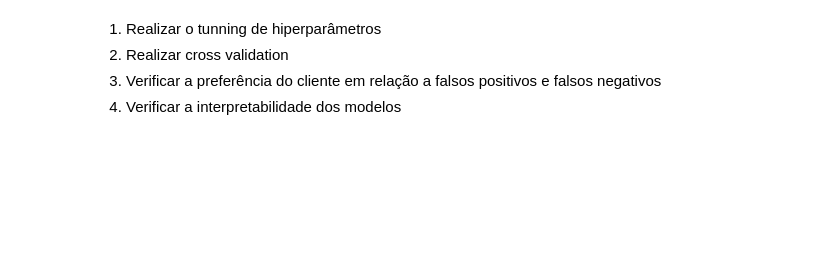
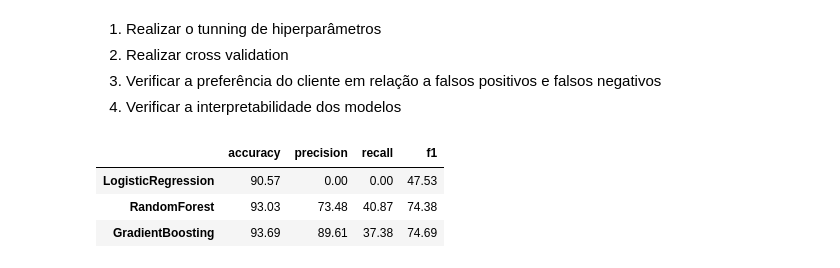
Before and after one commit to felipesilvaibi/predicao_churn, a Jupyter notebook: notebooks/analise_rep_oficial.ipynb, the cells around one changed output. Cells and saved outputs as stored; diff of their text form; code cells hidden in the pictures; blank space fills up the shorter version.

```diff
--- a/notebooks/analise_rep_oficial.ipynb
+++ b/notebooks/analise_rep_oficial.ipynb
@@ -1006,0 +1008,27 @@ weighted avg       0.97      0.94      0.95     29838
+# %%
+predictGB = modelGB.predict(X_test)
+
+f1 = round(f1_score(y_test, predictGB, average='macro')*100, 2)
+accuracy = round(accuracy_score(y_test, predictGB)*100, 2)
+precision = round(precision_score(y_test, predictGB)*100, 2)
+recall = round(recall_score(y_test, predictGB)*100, 2)
+
+print(f"F1 Score: {f1}%")
+print(f"Accuracy Score: {accuracy}%")
+print(f"Precision Score: {precision}%")
+print(f"Recall Score: {recall}%")
+
+metricas["GradientBoosting"] = {
+    "accuracy": accuracy,
+    "precision": precision,
+    "recall": recall,
+    "f1": f1
+}
+
+plot_confusion_matrix(modelGB, X_test, y_test, display_labels=[
+                      "true", "false"], values_format="d")
+plt.grid(False)
+plt.show()
+
+plot_roc_curve(modelGB, X_test, y_test)
+plt.show()
@@ -1009,3 +1044,11 @@ weighted avg       0.97      0.94      0.95     29838
 2. Realizar cross validation
 3. Verificar a preferência do cliente em relação a falsos positivos e falsos negativos
 4. Verificar a interpretabilidade dos modelos
+# %%
+resumo = pd.DataFrame.from_dict(metricas, orient='index')
+resumo
+# %% [output]
+|  | accuracy | precision | recall | f1 |
+| LogisticRegression | 90.57 | 0.00 | 0.00 | 47.53 |
+| RandomForest | 93.03 | 73.48 | 40.87 | 74.38 |
+| GradientBoosting | 93.69 | 89.61 | 37.38 | 74.69 |
```
Also changed, not shown: parts of 38 cells of this notebook, 1 other file.
